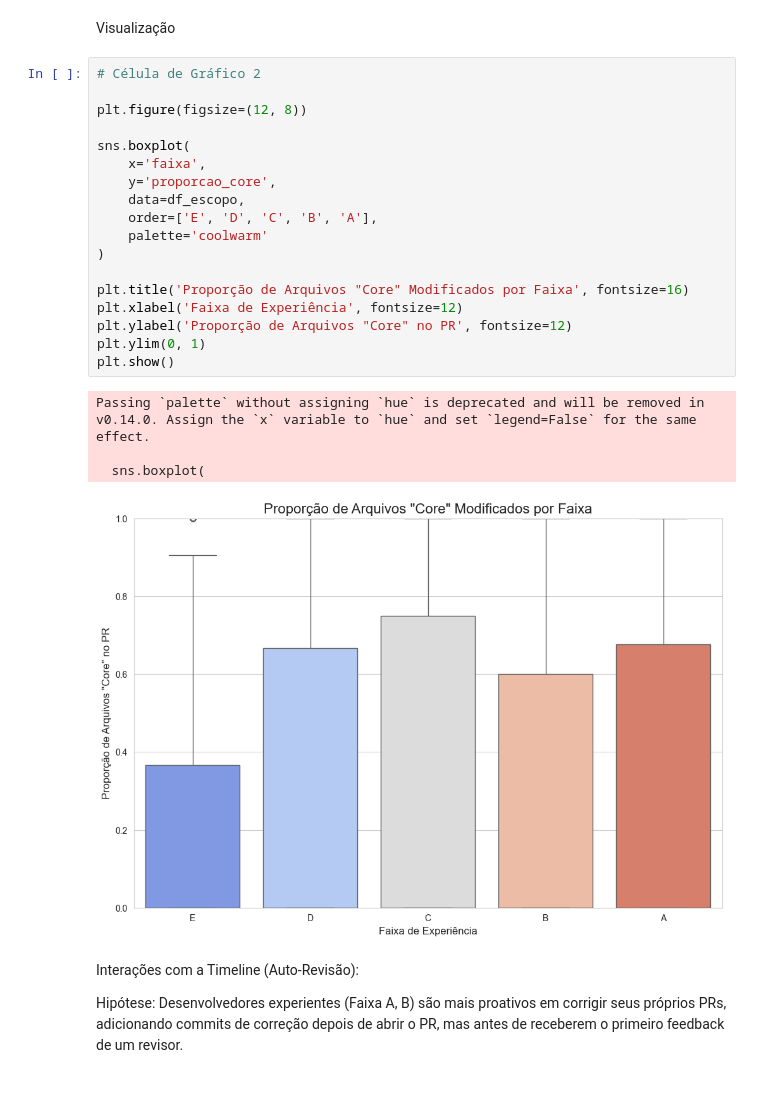
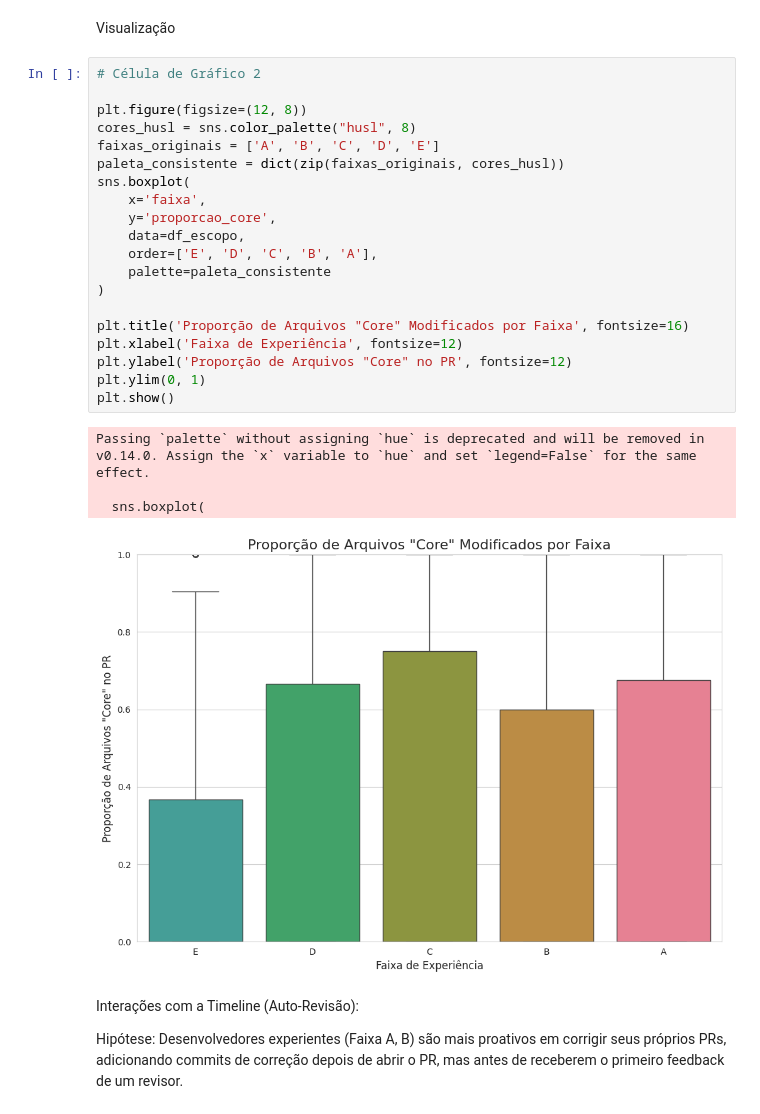
Before and after one commit to GusMedeiros/versionamento-analise-dados, a Jupyter notebook: ideia_5.ipynb, the cells around one changed output. Drawn from its saved outputs; the diff is of its cells as text.

```diff
--- a/ideia_5.ipynb
+++ b/ideia_5.ipynb
@@ -278,26 +277,28 @@ Visualização
 # %%
 # Célula de Gráfico 2
 
 plt.figure(figsize=(12, 8))
-
+cores_husl = sns.color_palette("husl", 8)
+faixas_originais = ['A', 'B', 'C', 'D', 'E']
+paleta_consistente = dict(zip(faixas_originais, cores_husl))
 sns.boxplot(
     x='faixa',
     y='proporcao_core',
     data=df_escopo,
     order=['E', 'D', 'C', 'B', 'A'],
-    palette='coolwarm'
+    palette=paleta_consistente
 )
 
 plt.title('Proporção de Arquivos "Core" Modificados por Faixa', fontsize=16)
 plt.xlabel('Faixa de Experiência', fontsize=12)
 plt.ylabel('Proporção de Arquivos "Core" no PR', fontsize=12)
 plt.ylim(0, 1)
 plt.show()
 # %% [output]
 Passing `palette` without assigning `hue` is deprecated and will be removed in v0.14.0. Assign the `x` variable to `hue` and set `legend=False` for the same effect.
 
   sns.boxplot(
-[figure, old version]
+[figure, new version]
 # %% [markdown]
 Interações com a Timeline (Auto-Revisão):
 
```
Also changed, not shown: parts of 7 cells of this notebook, 11 other files.
